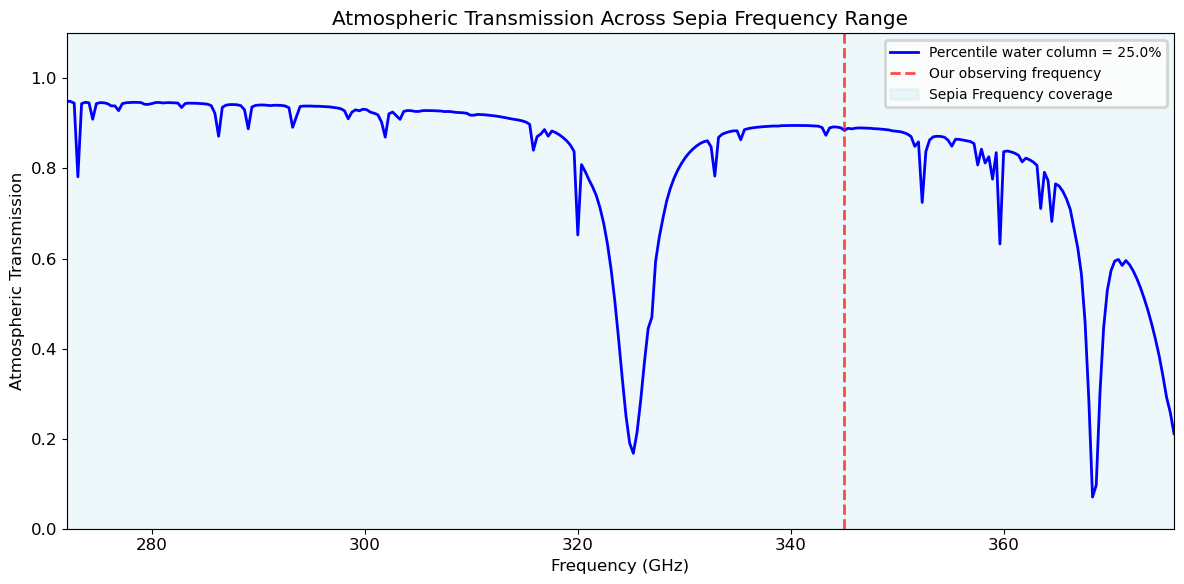
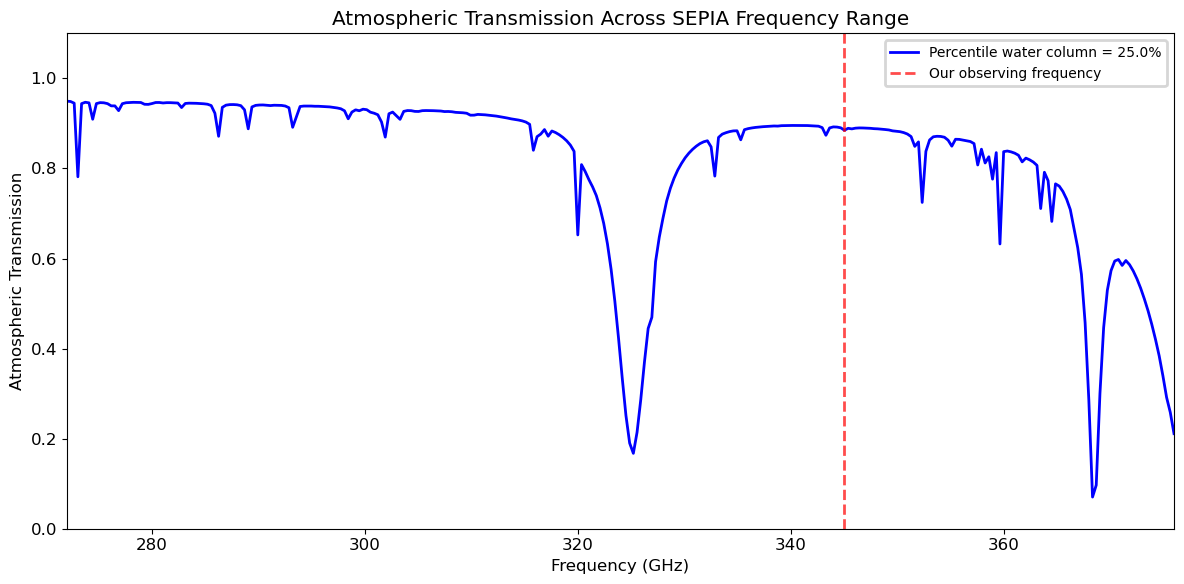
The change to this notebook cell's code, shown as a diff; its figure went from the first image to the second:
--- before
+++ after
@@ -3,5 +3,5 @@
 
 # Plot
-fig, ax = plt.subplots(figsize=(12, 6))
+fig, ax = plt.subplots()
 
 # plot atmospheric transmission over the SEPIA operational frequency ranges
@@ -9,6 +9,4 @@
 # draw a vertical line at our observing frequency (dashed)
 ax.axvline(calculator.user_input.obs_freq.value, color='r', linestyle='--', alpha=0.7, label='Our observing frequency')
-#draw a box to highlight the operational frequencies of the SEPIA receiver
-ax.axvspan(frequencies[0],frequencies[-1], color='lightblue', alpha=0.2, label='SEPIA Frequency coverage')
 
 

Commit: Notebook updates based on feedback